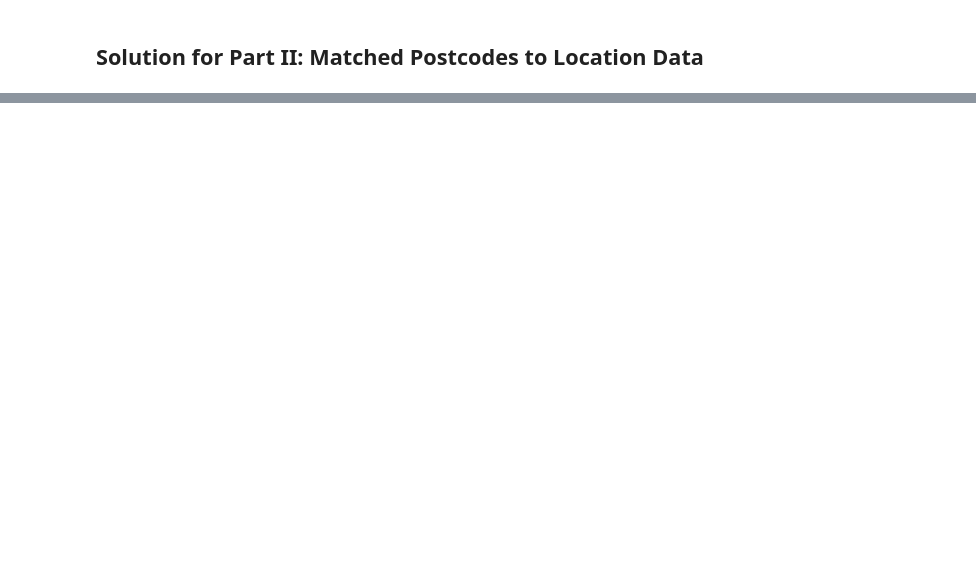
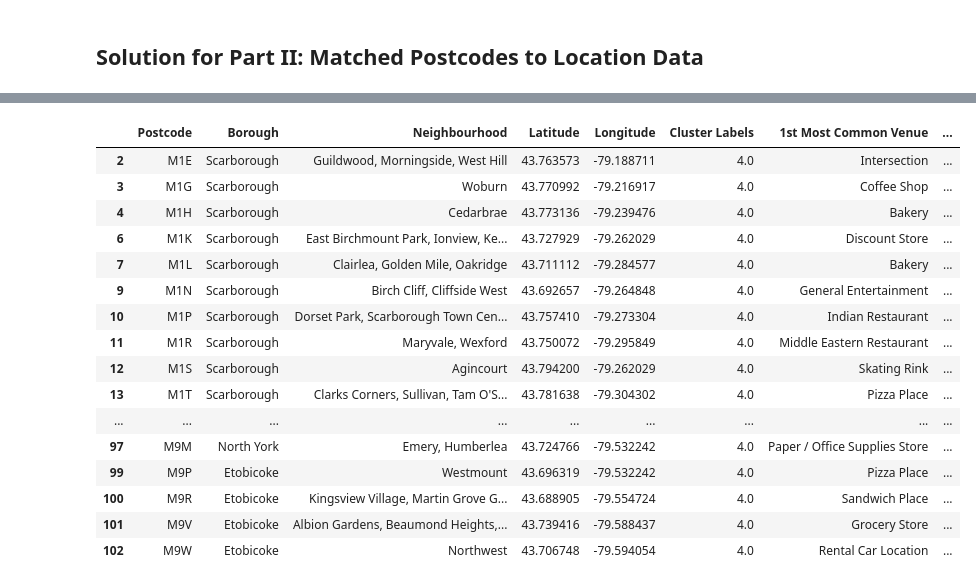
Before and after one commit to FKlapp/Coursera_Capstone, a Jupyter notebook: Assignment_Capstone_Week3.ipynb, the cells around one changed output, grey strips where cells are left out. Drawn from its saved outputs; the diff is of its cells as text; code cells hidden in the pictures; blank space fills up the shorter version.

Commit message:
Assignment of Week 3 of the Capstone Project. It answers questions I (Webscraping) , II (Adding Latitude and Longitude Data) and III (Clustering and Creation of a Map)

```diff
--- a/Assignment_Capstone_Week3.ipynb
+++ b/Assignment_Capstone_Week3.ipynb
@@ -129,0 +223,8 @@ df_ToCo.head(15)
+# %%
+# add clustering labels
+neighbourhoods_venues_sorted.insert(0, 'Cluster Labels', kmeans.labels_)
+
+Toronto_merged = df_ToCo
+
+# merge toronto_grouped with toronto_data to add latitude/longitude for each neighborhood
+Toronto_merged = Toronto_merged.join(neighborhoods_venues_sorted.set_index('Neighbourhood'), on='Neighbourhood')
@@ -129,0 +245,3 @@ df_ToCo.head(15)
+# %%
+# Replace NA-Labels with "5" as a manually added (yet meaningful) label
+Toronto_merged['Cluster Labels'].fillna(5,inplace = True)
@@ -129,0 +278,20 @@ df_ToCo.head(15)
+# %%
+Toronto_merged.loc[Toronto_merged['Cluster Labels'] == 4]
+# %% [output]
+|  | Postcode | Borough | Neighbourhood | Latitude | Longitude | Cluster Labels | 1st Most Common Venue | ... |
+| 2 | M1E | Scarborough | Guildwood, Morningside, West Hill | 43.763573 | -79.188711 | 4.0 | Intersection | ... |
+| 3 | M1G | Scarborough | Woburn | 43.770992 | -79.216917 | 4.0 | Coffee Shop | ... |
+| 4 | M1H | Scarborough | Cedarbrae | 43.773136 | -79.239476 | 4.0 | Bakery | ... |
+| 6 | M1K | Scarborough | East Birchmount Park, Ionview, Ke... | 43.727929 | -79.262029 | 4.0 | Discount Store | ... |
+| 7 | M1L | Scarborough | Clairlea, Golden Mile, Oakridge | 43.711112 | -79.284577 | 4.0 | Bakery | ... |
+| 9 | M1N | Scarborough | Birch Cliff, Cliffside West | 43.692657 | -79.264848 | 4.0 | General Entertainment | ... |
+| 10 | M1P | Scarborough | Dorset Park, Scarborough Town Cen... | 43.757410 | -79.273304 | 4.0 | Indian Restaurant | ... |
+| 11 | M1R | Scarborough | Maryvale, Wexford | 43.750072 | -79.295849 | 4.0 | Middle Eastern Restaurant | ... |
+| 12 | M1S | Scarborough | Agincourt | 43.794200 | -79.262029 | 4.0 | Skating Rink | ... |
+| 13 | M1T | Scarborough | Clarks Corners, Sullivan, Tam O'S... | 43.781638 | -79.304302 | 4.0 | Pizza Place | ... |
+| ... | ... | ... | ... | ... | ... | ... | ... | ... |
+| 97 | M9M | North York | Emery, Humberlea | 43.724766 | -79.532242 | 4.0 | Paper / Office Supplies Store | ... |
+| 99 | M9P | Etobicoke | Westmount | 43.696319 | -79.532242 | 4.0 | Pizza Place | ... |
+| 100 | M9R | Etobicoke | Kingsview Village, Martin Grove G... | 43.688905 | -79.554724 | 4.0 | Sandwich Place | ... |
+| 101 | M9V | Etobicoke | Albion Gardens, Beaumond Heights,... | 43.739416 | -79.588437 | 4.0 | Grocery Store | ... |
+| 102 | M9W | Etobicoke | Northwest | 43.706748 | -79.594054 | 4.0 | Rental Car Location | ... |
```
Also changed, not shown: parts of 24 cells of this notebook.
